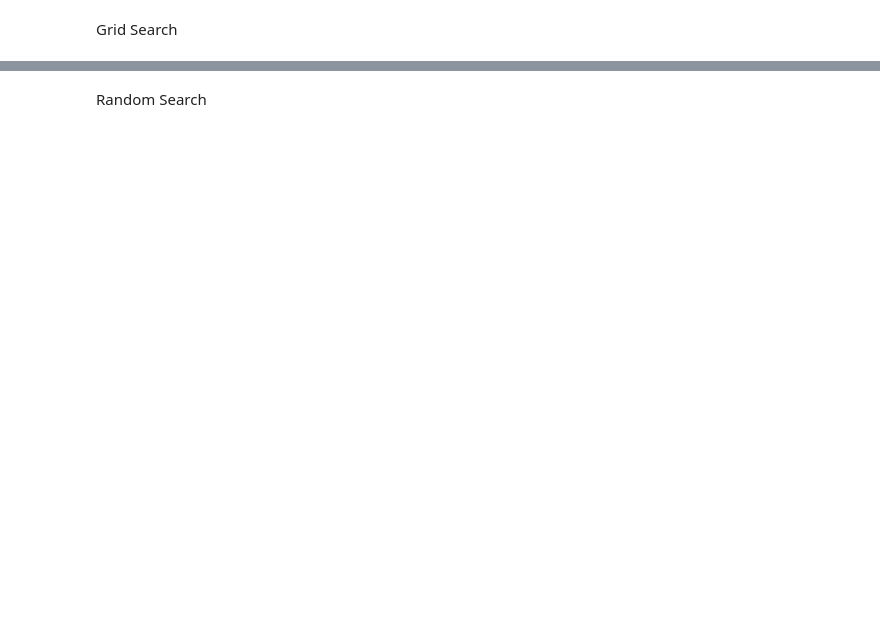
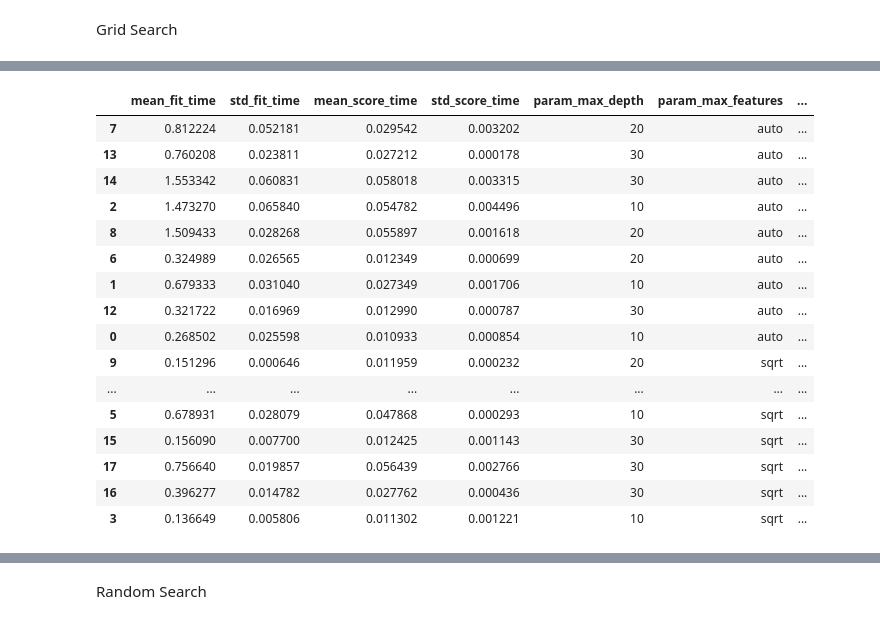
Before and after one commit to nubank/diversidados-curso-ds, a Jupyter notebook: intermediario/Aula 4/Otimização de hiperparâmetros.ipynb, the cells around one changed output, grey strips where cells are left out. Cells and saved outputs as stored; diff of their text form; code cells hidden in the pictures; blank space fills up the shorter version.

```diff
--- a/intermediario/Aula 4/Otimização de hiperparâmetros.ipynb
+++ b/intermediario/Aula 4/Otimização de hiperparâmetros.ipynb
@@ -24 +31,5 @@ Index(['id', 'data', 'preco_dolares', 'quartos', 'banheiros', 'area_util_m2',
+# %%
+target = "preco_dolares"
+
+X_train, X_test, y_train, y_test = train_test_split(imoveis_df.drop(columns = target), imoveis_df[target], test_size=0.33)
 # %%
@@ -117,2 +115,20 @@ max_features
+# %%
+rf = RandomForestRegressor(random_state = 42)
+
+grid = {
+"n_estimators": n_estimators,
+"max_depth": max_depth,
+"max_features": max_features,
+}
 # %% [markdown]
 Grid Search
+# %%
+
+
+grid_search = GridSearchCV(estimator = rf,
+                        param_grid = grid,
+                        scoring = 'r2',
+                        cv = 3,
+                        verbose = 1)
+
+grid_search.fit(X_train, y_train)
@@ -118,0 +158,20 @@ Grid Search
+# %%
+pd.DataFrame(grid_search.cv_results_).sort_values("rank_test_score")
+# %% [output]
+|  | mean_fit_time | std_fit_time | mean_score_time | std_score_time | param_max_depth | param_max_features | ... |
+| 7 | 0.812224 | 0.052181 | 0.029542 | 0.003202 | 20 | auto | ... |
+| 13 | 0.760208 | 0.023811 | 0.027212 | 0.000178 | 30 | auto | ... |
+| 14 | 1.553342 | 0.060831 | 0.058018 | 0.003315 | 30 | auto | ... |
+| 2 | 1.473270 | 0.065840 | 0.054782 | 0.004496 | 10 | auto | ... |
+| 8 | 1.509433 | 0.028268 | 0.055897 | 0.001618 | 20 | auto | ... |
+| 6 | 0.324989 | 0.026565 | 0.012349 | 0.000699 | 20 | auto | ... |
+| 1 | 0.679333 | 0.031040 | 0.027349 | 0.001706 | 10 | auto | ... |
+| 12 | 0.321722 | 0.016969 | 0.012990 | 0.000787 | 30 | auto | ... |
+| 0 | 0.268502 | 0.025598 | 0.010933 | 0.000854 | 10 | auto | ... |
+| 9 | 0.151296 | 0.000646 | 0.011959 | 0.000232 | 20 | sqrt | ... |
+| ... | ... | ... | ... | ... | ... | ... | ... |
+| 5 | 0.678931 | 0.028079 | 0.047868 | 0.000293 | 10 | sqrt | ... |
+| 15 | 0.156090 | 0.007700 | 0.012425 | 0.001143 | 30 | sqrt | ... |
+| 17 | 0.756640 | 0.019857 | 0.056439 | 0.002766 | 30 | sqrt | ... |
+| 16 | 0.396277 | 0.014782 | 0.027762 | 0.000436 | 30 | sqrt | ... |
+| 3 | 0.136649 | 0.005806 | 0.011302 | 0.001221 | 10 | sqrt | ... |
```
Also changed, not shown: parts of 21 cells of this notebook.
